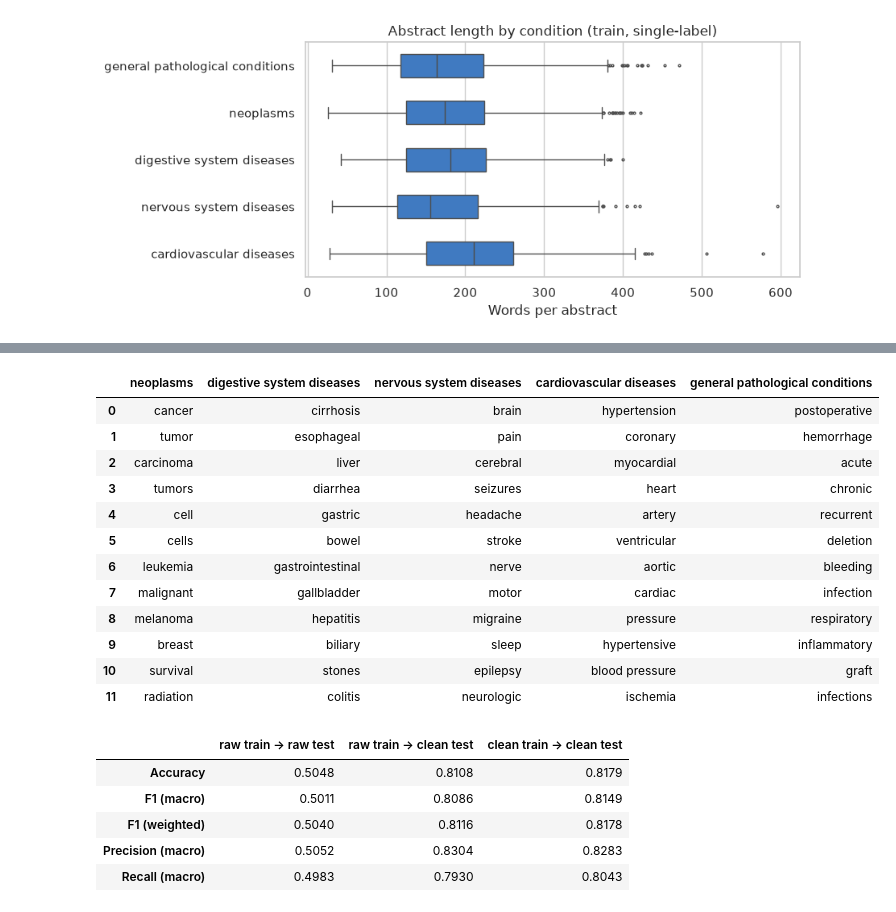
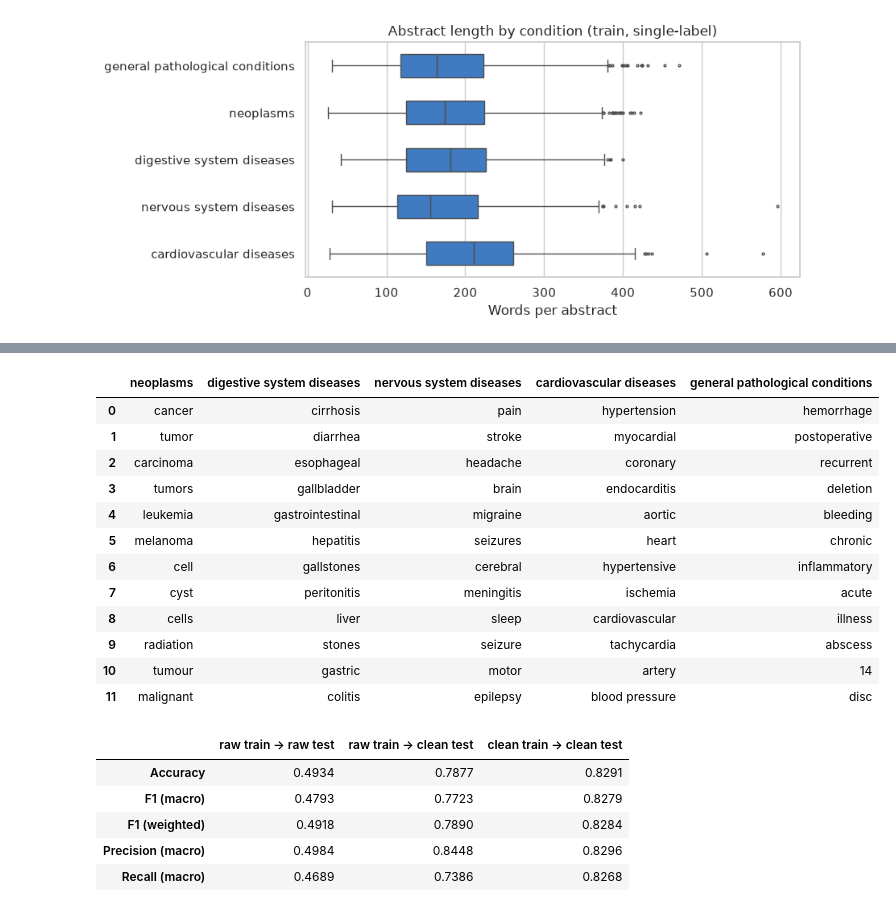
Before and after one commit to MunhozMCM/Tech-Challenge-03, a Jupyter notebook: notebooks/NLP_experiments.ipynb, the cells around one changed output, grey strips where cells are left out. Saved outputs shown, nothing was run; the diff lists cells and outputs as text; code cells hidden in the pictures.

```diff
--- a/notebooks/NLP_experiments.ipynb
+++ b/notebooks/NLP_experiments.ipynb
@@ -209,6 +216,9 @@ candidates = {
     "Multinomial NB"       : MultinomialNB(),
     "Logistic Regression"  : LogisticRegression(max_iter=1000, random_state=SEED),
     "Linear SVM"           : LinearSVC(random_state=SEED),
+    # Production model (Decision 5): Platt-calibrated SVM — class probabilities, converts to
+    # ONNX (a bare LinearSVC does not), and ensemble=False keeps a single SVM (same size)
+    "Calibrated Linear SVM": CalibratedClassifierCV(LinearSVC(random_state=SEED), cv=5, ensemble=False),
     "Random Forest"        : RandomForestClassifier(n_estimators=300, n_jobs=-1, random_state=SEED),
 }
 
@@ -358,28 +437,29 @@ general pathological conditions      0.722     0.768     0.744       474
 # %%
-# Top TF-IDF terms per condition — Logistic Regression coefficients (interpretable baseline)
-lr_pipe = fitted["Logistic Regression"]
-vocab = lr_pipe.named_steps["tfidf"].get_feature_names_out()
-coefs = lr_pipe.named_steps["clf"].coef_
+# Top TF-IDF terms per condition — weights of the SVM inside the production model
+# (with ensemble=False the calibration wrapper keeps one LinearSVC, refit on the full train set)
+prod_pipe = fitted["Calibrated Linear SVM"]
+vocab = prod_pipe.named_steps["tfidf"].get_feature_names_out()
+svm = prod_pipe.named_steps["clf"].calibrated_classifiers_[0].estimator
 
 top_terms = pd.DataFrame({
-    CLASS_NAMES[label]: vocab[np.argsort(coefs[i])[::-1][:12]]
-    for i, label in enumerate(lr_pipe.named_steps["clf"].classes_)
+    CLASS_NAMES[label]: vocab[np.argsort(svm.coef_[i])[::-1][:12]]
+    for i, label in enumerate(svm.classes_)
 })
 display(top_terms)
 # %% [output]
 |  | neoplasms | digestive system diseases | nervous system diseases | cardiovascular diseases | general pathological conditions |
-| 0 | cancer | cirrhosis | brain | hypertension | postoperative |
-| 1 | tumor | esophageal | pain | coronary | hemorrhage |
-| 2 | carcinoma | liver | cerebral | myocardial | acute |
-| 3 | tumors | diarrhea | seizures | heart | chronic |
-| 4 | cell | gastric | headache | artery | recurrent |
-| 5 | cells | bowel | stroke | ventricular | deletion |
-| 6 | leukemia | gastrointestinal | nerve | aortic | bleeding |
-| 7 | malignant | gallbladder | motor | cardiac | infection |
-| 8 | melanoma | hepatitis | migraine | pressure | respiratory |
-| 9 | breast | biliary | sleep | hypertensive | inflammatory |
-| 10 | survival | stones | epilepsy | blood pressure | graft |
-| 11 | radiation | colitis | neurologic | ischemia | infections |
+| 0 | cancer | cirrhosis | pain | hypertension | hemorrhage |
+| 1 | tumor | diarrhea | stroke | myocardial | postoperative |
+| 2 | carcinoma | esophageal | headache | coronary | recurrent |
+| 3 | tumors | gallbladder | brain | endocarditis | deletion |
+| 4 | leukemia | gastrointestinal | migraine | aortic | bleeding |
+| 5 | melanoma | hepatitis | seizures | heart | chronic |
+| 6 | cell | gallstones | cerebral | hypertensive | inflammatory |
+| 7 | cyst | peritonitis | meningitis | ischemia | acute |
+| 8 | cells | liver | sleep | cardiovascular | illness |
+| 9 | radiation | stones | seizure | tachycardia | abscess |
+| 10 | tumour | gastric | motor | artery | 14 |
+| 11 | malignant | colitis | epilepsy | blood pressure | disc |
 # %%
 # Why the single-label cleaning matters — same best pipeline trained on the official
 # (flattened multi-label) train split, evaluated on both test versions
@@ -393,11 +473,11 @@ cleaning_impact = pd.concat([
 display(cleaning_impact.round(4))
 # %% [output]
 |  | raw train → raw test | raw train → clean test | clean train → clean test |
-| Accuracy | 0.5048 | 0.8108 | 0.8179 |
-| F1 (macro) | 0.5011 | 0.8086 | 0.8149 |
-| F1 (weighted) | 0.5040 | 0.8116 | 0.8178 |
-| Precision (macro) | 0.5052 | 0.8304 | 0.8283 |
-| Recall (macro) | 0.4983 | 0.7930 | 0.8043 |
+| Accuracy | 0.4934 | 0.7877 | 0.8291 |
+| F1 (macro) | 0.4793 | 0.7723 | 0.8279 |
+| F1 (weighted) | 0.4918 | 0.7890 | 0.8284 |
+| Precision (macro) | 0.4984 | 0.8448 | 0.8296 |
+| Recall (macro) | 0.4689 | 0.7386 | 0.8268 |
 # %%
 # MLflow tracking — log this notebook's runs to the shared store
 # (same sqlite backend + experiment the training pipeline will use;
```
Also changed, not shown: parts of 8 cells of this notebook, 1 other file.
